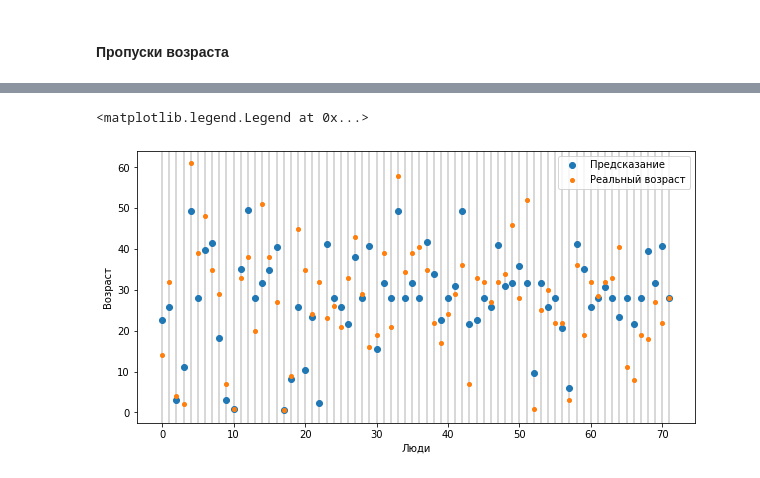
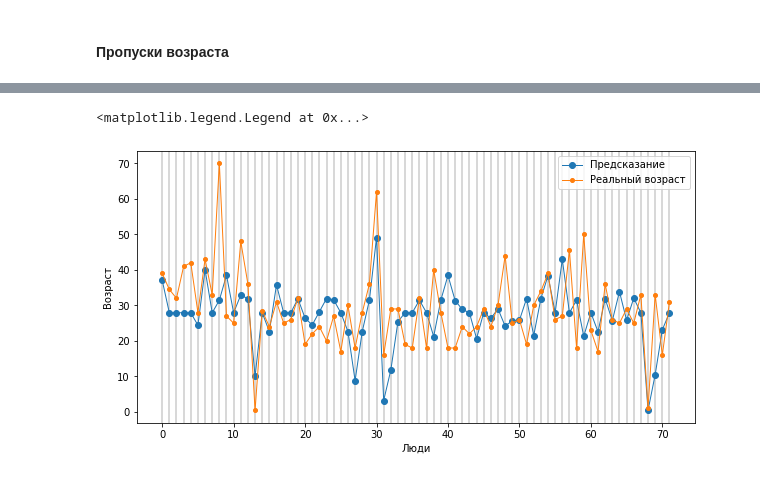
Before and after one commit to gaskeo/yandex-lyceum-selection-round, a Jupyter notebook: main.ipynb, the cells around one changed output, grey strips where cells are left out. Cells and saved outputs as stored; diff of their text form; code cells hidden in the pictures.

Commit message:
final model for age prediction

```diff
--- a/main.ipynb
+++ b/main.ipynb
@@ -180,27 +180,20 @@ def data_augmentation(x, y, count=1, x_transformations=tuple()):
     return np.array(new_x), np.array(new_y)[:, 0]
 # %%
 new_x_train, new_y_train = data_augmentation(
-    x_train, y_train, count=5000,
+    x_train, y_train, count=300,
     x_transformations=[
-        {  # pclass
-            'index': 0,
-            't_variant': 2,
-            'choice': [0.1, 0.5, 0.9],
-            'max_plus': 1,
-            'max_minus': 1
-        },
         {  # sibsp
             'index': 2,
             't_variant': 2,
             'choice': [0.1 * i for i in range(8)],
-            'max_plus': 2,
-            'max_minus': 2,
+            'max_plus': 1,
+            'max_minus': 1,
         },
         {  # parch
             'index': 3,
             't_variant': 2,
             'choice': [0.1 * i for i in range(8)],
-            'max_plus': 1,
+            'max_plus': 0,
             'max_minus': 1,
         },
         {  # fare
@@ -208,8 +201,8 @@ new_x_train, new_y_train = data_augmentation(
             't_variant': 1,
             'min': 0,
             'max': 1,
-            'max_plus': 0.020,
-            'max_minus': 0.020,
+            'max_plus': 0.010,
+            'max_minus': 0.010,
             'round': 7
         }
     ])
@@ -221,6 +218,6 @@ total_x_train, total_y_train = (
 # %%
 def create_model():
-    input = Input(len(X_COLUMNS))
+    input_layer = Input(len(X_COLUMNS))
     layers_values = ((16, relu),
                      (256, relu),
                      (512, relu),
@@ -236,9 +233,9 @@ def create_model():
                      (128, relu),
                      (128, relu),
                      (56, relu),
-                     (len(Y_COLUMNS), sigmoid))
-    last_layer = Dense(layers_values[0][0], layers_values[0][1])(input)
+                     (len(Y_COLUMNS), 'sigmoid'))
+    last_layer = Dense(layers_values[0][0], layers_values[0][1])(input_layer)
     for units, activation in layers_values[1:]:
         last_layer = Dense(units, activation)(last_layer)
 
-    return Model(input, last_layer)
+    return Model(input_layer, last_layer)
@@ -245,6 +245,6 @@ def create_model():
 # %%
 model = create_model()
-model.compile(optimizer=Adam(0.0005), loss=mse, metrics=[mae])
+model.compile(optimizer=Adam(), loss=mse, metrics=[mae_])
 # %%
-history = model.fit(total_x_train, total_y_train, batch_size=6, epochs=50, verbose=1).history
+history = model.fit(total_x_train, total_y_train, batch_size=4, ep ochs=600, verbose=1).history
 # %% [output]
@@ -282,17 +289,17 @@ Text(0, 0.5, 'Точность, %')
 # %%
 fig, ax = plt.subplots(1, 1)
 fig.set_size_inches(10, 5)
 
 predicts = model.predict(x_test)
 
 [ax.axvline(x, color='#ccc') for x in range(len(predicts))]
-ax.plot(predicts / AGE_NORMALIZER, label='Предсказание', linewidth=0, markersize=6, marker='o')
-ax.plot(y_test / AGE_NORMALIZER, label='Реальный возраст', linewidth=0, markersize=4, marker='o')
+ax.plot(predicts / AGE_NORMALIZER, label='Предсказание', linewidth=1, markersize=6, marker='o')
+ax.plot(y_test / AGE_NORMALIZER, label='Реальный возраст', linewidth=1, markersize=4, marker='o')
 
 ax.plot
 ax.set_xlabel('Люди')
 ax.set_ylabel('Возраст')
 ax.legend()
 # %% [output]
 <matplotlib.legend.Legend at 0x...>
-[figure, old version]
+[figure, new version]
```
Also changed, not shown: parts of 14 cells of this notebook.
